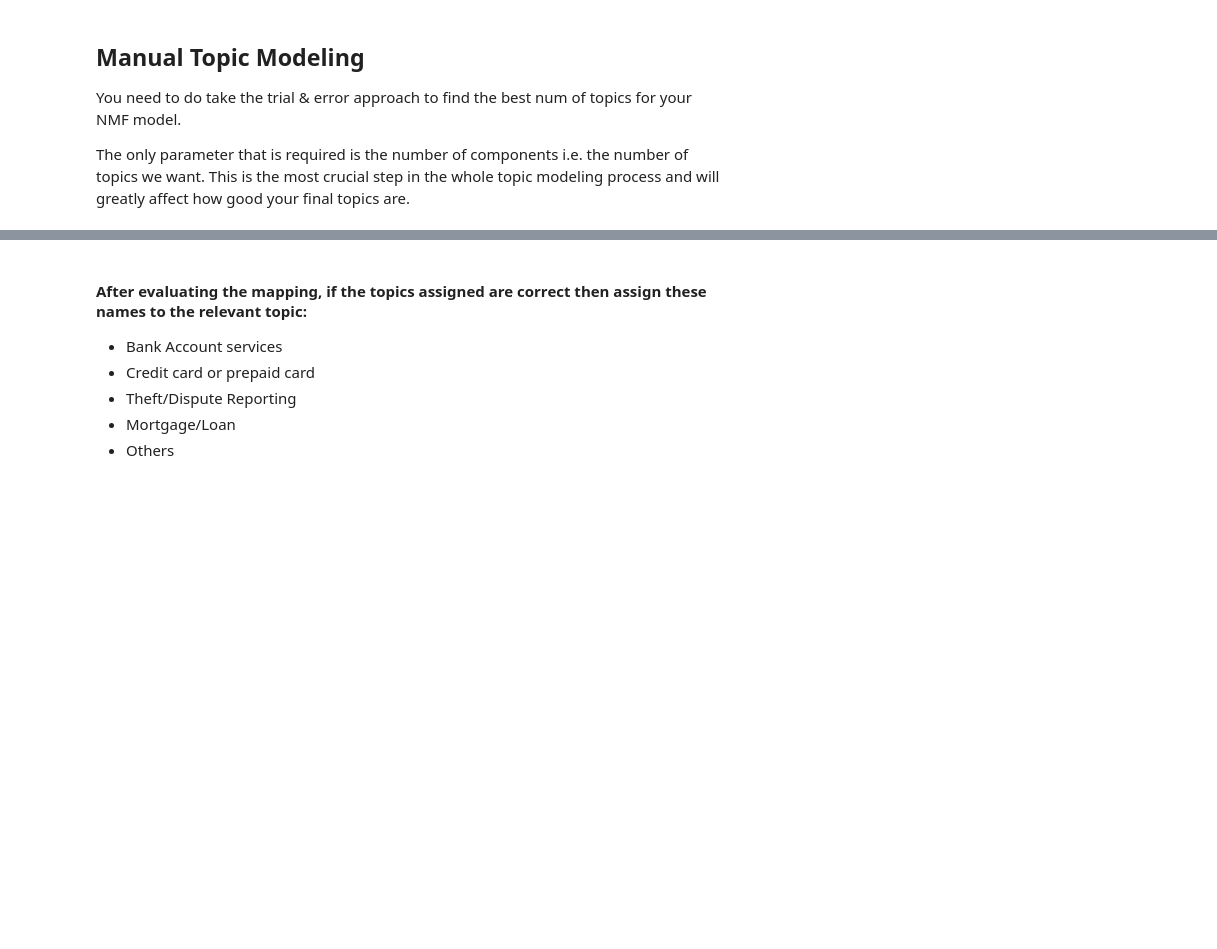
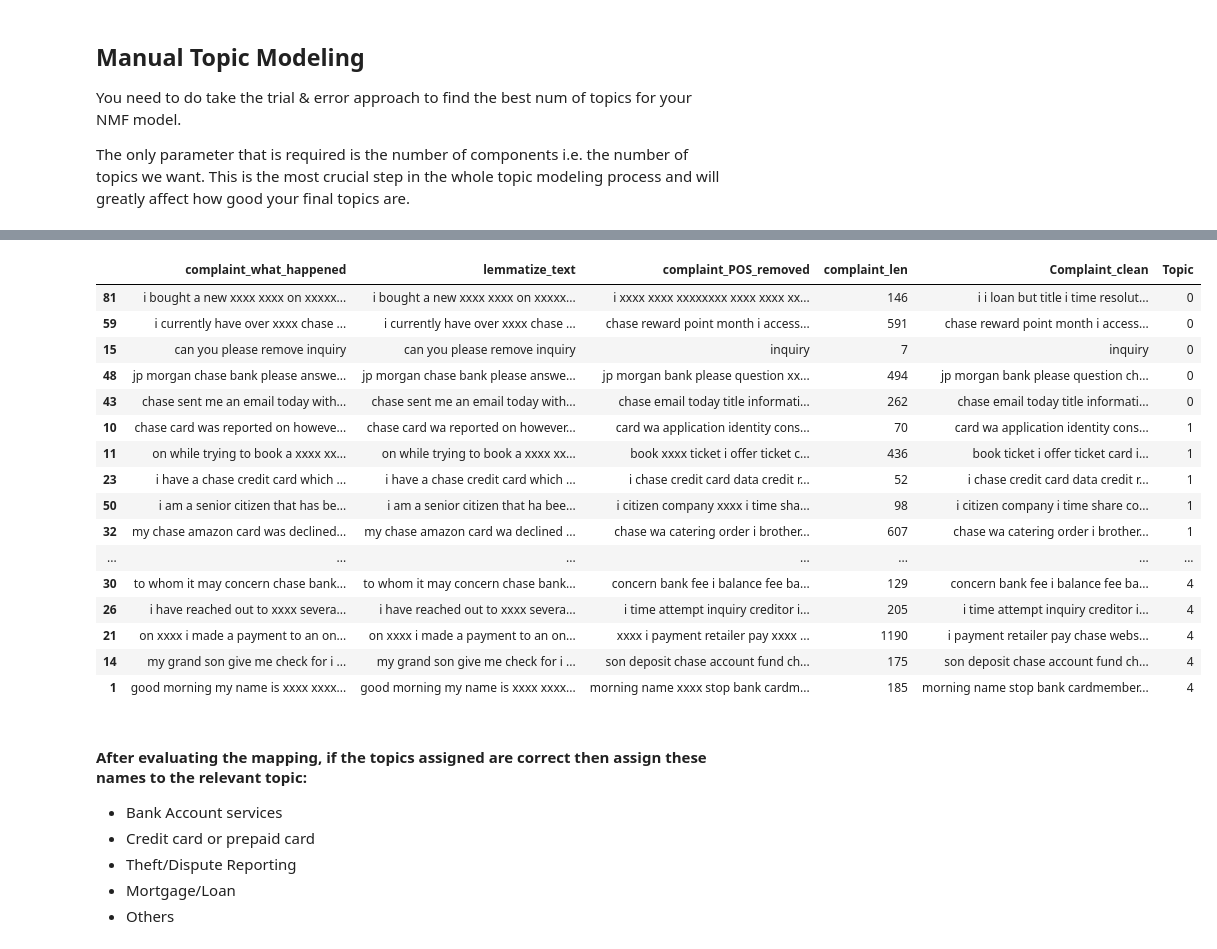
Before and after one commit to hargurjeet/NLP_Automatic_Ticket_Classification, a Jupyter notebook: Automatic_Ticket_Classification_Assignment.ipynb, the cells around one changed output, grey strips where cells are left out. Saved outputs shown, nothing was run; the diff lists cells and outputs as text; code cells hidden in the pictures; blank space fills up the shorter version.

```diff
--- a/Automatic_Ticket_Classification_Assignment.ipynb
+++ b/Automatic_Ticket_Classification_Assignment.ipynb
@@ -522,7 +596,25 @@ df_clean.head()
 # %%
 #Print the first 5 Complaint for each of the Topics
-df_clean=df_clean.groupby('Topic').head(5)
-df_clean.sort_values('Topic')
+df_clean_5_comp=df_clean.groupby('Topic').head(5)
+df_clean_5_comp.sort_values('Topic')
+# %% [output]
+|  | complaint_what_happened | lemmatize_text | complaint_POS_removed | complaint_len | Complaint_clean | Topic |
+| 81 | i bought a new xxxx xxxx on xxxxx... | i bought a new xxxx xxxx on xxxxx... | i xxxx xxxx xxxxxxxx xxxx xxxx xx... | 146 | i i loan but title i time resolut... | 0 |
+| 59 | i currently have over xxxx chase ... | i currently have over xxxx chase ... | chase reward point month i access... | 591 | chase reward point month i access... | 0 |
+| 15 | can you please remove inquiry | can you please remove inquiry | inquiry | 7 | inquiry | 0 |
+| 48 | jp morgan chase bank please answe... | jp morgan chase bank please answe... | jp morgan bank please question xx... | 494 | jp morgan bank please question ch... | 0 |
+| 43 | chase sent me an email today with... | chase sent me an email today with... | chase email today title informati... | 262 | chase email today title informati... | 0 |
+| 10 | chase card was reported on howeve... | chase card wa reported on however... | card wa application identity cons... | 70 | card wa application identity cons... | 1 |
+| 11 | on while trying to book a xxxx xx... | on while trying to book a xxxx xx... | book xxxx ticket i offer ticket c... | 436 | book ticket i offer ticket card i... | 1 |
+| 23 | i have a chase credit card which ... | i have a chase credit card which ... | i chase credit card data credit r... | 52 | i chase credit card data credit r... | 1 |
+| 50 | i am a senior citizen that has be... | i am a senior citizen that ha bee... | i citizen company xxxx i time sha... | 98 | i citizen company i time share co... | 1 |
+| 32 | my chase amazon card was declined... | my chase amazon card wa declined ... | chase wa catering order i brother... | 607 | chase wa catering order i brother... | 1 |
+| ... | ... | ... | ... | ... | ... | ... |
+| 30 | to whom it may concern chase bank... | to whom it may concern chase bank... | concern bank fee i balance fee ba... | 129 | concern bank fee i balance fee ba... | 4 |
+| 26 | i have reached out to xxxx severa... | i have reached out to xxxx severa... | i time attempt inquiry creditor i... | 205 | i time attempt inquiry creditor i... | 4 |
+| 21 | on xxxx i made a payment to an on... | on xxxx i made a payment to an on... | xxxx i payment retailer pay xxxx ... | 1190 | i payment retailer pay chase webs... | 4 |
+| 14 | my grand son give me check for i ... | my grand son give me check for i ... | son deposit chase account fund ch... | 175 | son deposit chase account fund ch... | 4 |
+| 1 | good morning my name is xxxx xxxx... | good morning my name is xxxx xxxx... | morning name xxxx stop bank cardm... | 185 | morning name stop bank cardmember... | 4 |
 # %% [markdown]
 #### After evaluating the mapping, if the topics assigned are correct then assign these names to the relevant topic:
 * Bank Account services
```
Also changed, not shown: parts of 8 cells of this notebook.
